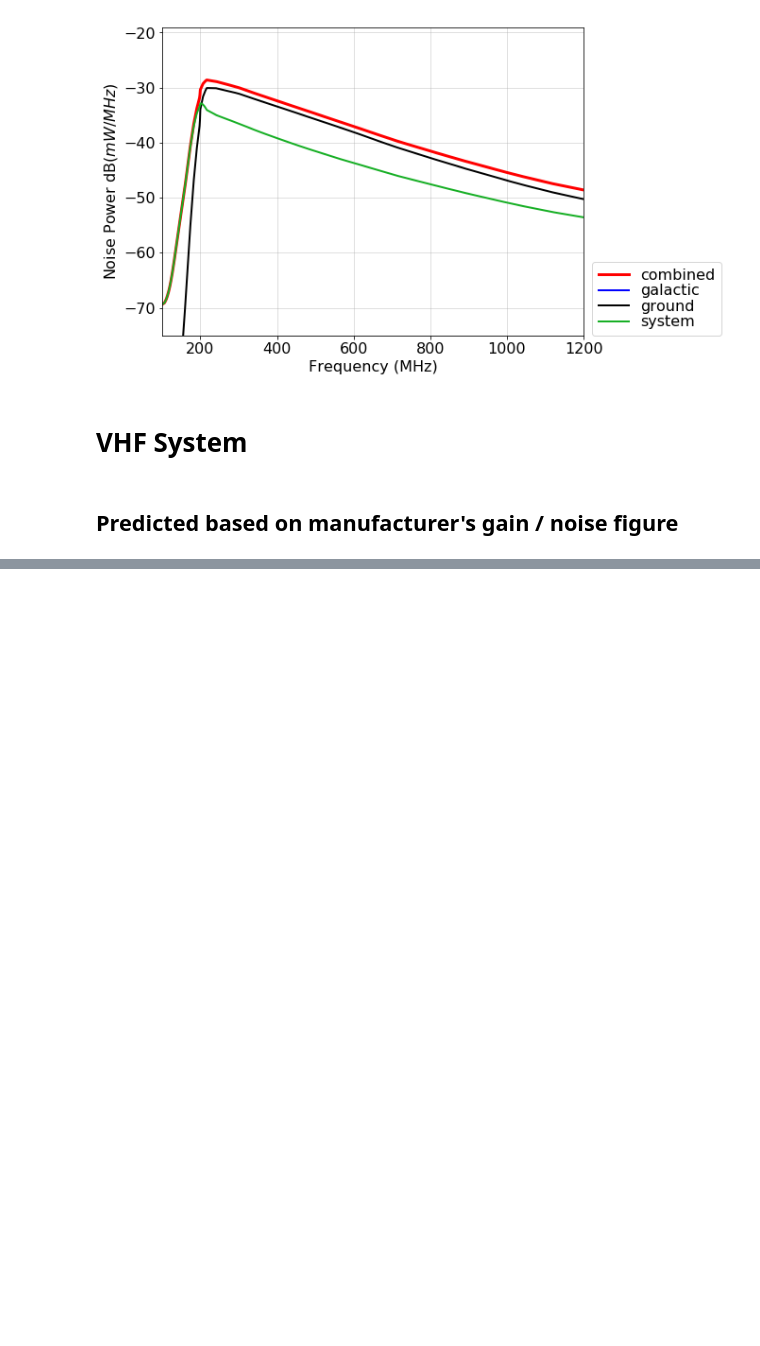
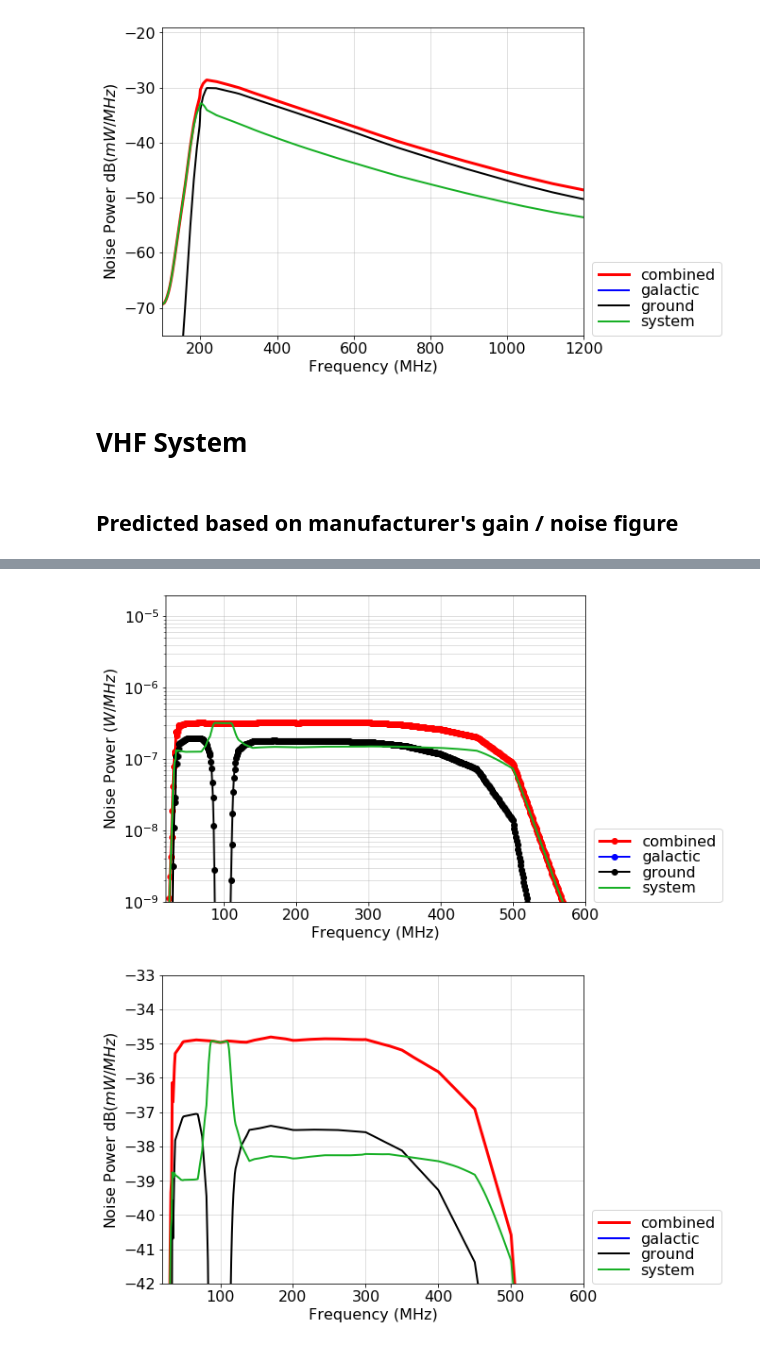
Before and after one commit to swissel/beacon_notebooks, a Jupyter notebook: BEACON Freq Dep Noise Spectra Prediction Manufacturer.ipynb, the cells around one changed output, grey strips where cells are left out. Drawn from its saved outputs; the diff is of its cells as text; code cells hidden in the pictures; blank space fills up the shorter version.

```diff
--- a/BEACON Freq Dep Noise Spectra Prediction Manufacturer.ipynb
+++ b/BEACON Freq Dep Noise Spectra Prediction Manufacturer.ipynb
@@ -796,35 +819,38 @@ Z_A = np.ones(len(Gamma))*50
 
 fmin = 20.
 fmax = 600.
-df = 10.
+df = 1.
 frac_sky = 0.0
 
 outfile = '%s/manufacturer_%d-%dMHZ_fracsky%1.2f_TerminatedInput_Box%d.csv'%(outDirc,fmin,fmax, frac_sky, boxno)
 
 # The noise figure, gaiint and antenna impedance are
 # functions of frequency.
 #
 # Set up some linear interpolators to handle the frequency range of interest
 noise_fig_func = interpolate.interp1d( freq_array,NFcascade)
 gain_func = interpolate.interp1d(freq_array,Gcascade)
 ZA_func = interpolate.interp1d(Gamma_freq,Z_A)
 
 freq = np.arange(fmin, fmax+df, df)
 interp_NF = noise_fig_func(freq)
 interp_Gain = gain_func(freq)
 interp_ZA = ZA_func(freq)
 
 noise_calcs(NF_components = interp_NF, G_components=interp_Gain, fmin=fmin, fmax=fmax, G_A=1.8,
-    frac_sky=frac_sky, T_thermal=290.,Z_A=interp_ZA, Z_L=50.,output = outfile)
+    frac_sky=frac_sky,df=df, T_thermal=290.,Z_A=interp_ZA, Z_L=50.,output = outfile)
 
 pyp.figure(1)
 #pyp.xlim(0,100)
 pyp.ylim(1e-9, 2e-5)
 pyp.savefig("%s/manufacturer_predicted_spectra_TerminatedInput_Box%d_lin_%d-%dMHz_fracsky%1.2f.pdf"%
             (outDirc,boxno,fmin, fmax, frac_sky),bbox_inches='tight')
 
 pyp.figure(2)
 #pyp.xlim(0,100)
 pyp.ylim(-42, -33)
 pyp.savefig("%s/manufacturer_predicted_spectra_TerminatedInput_Box%d_log_%d-%dMHz_fracsky%1.2f.pdf"%
             (outDirc,boxno,fmin, fmax, frac_sky),bbox_inches='tight')
+# %% [output]
+[figure, added]
+[figure, added]
```
Also changed, not shown: parts of 9 cells of this notebook, 2 other files.
